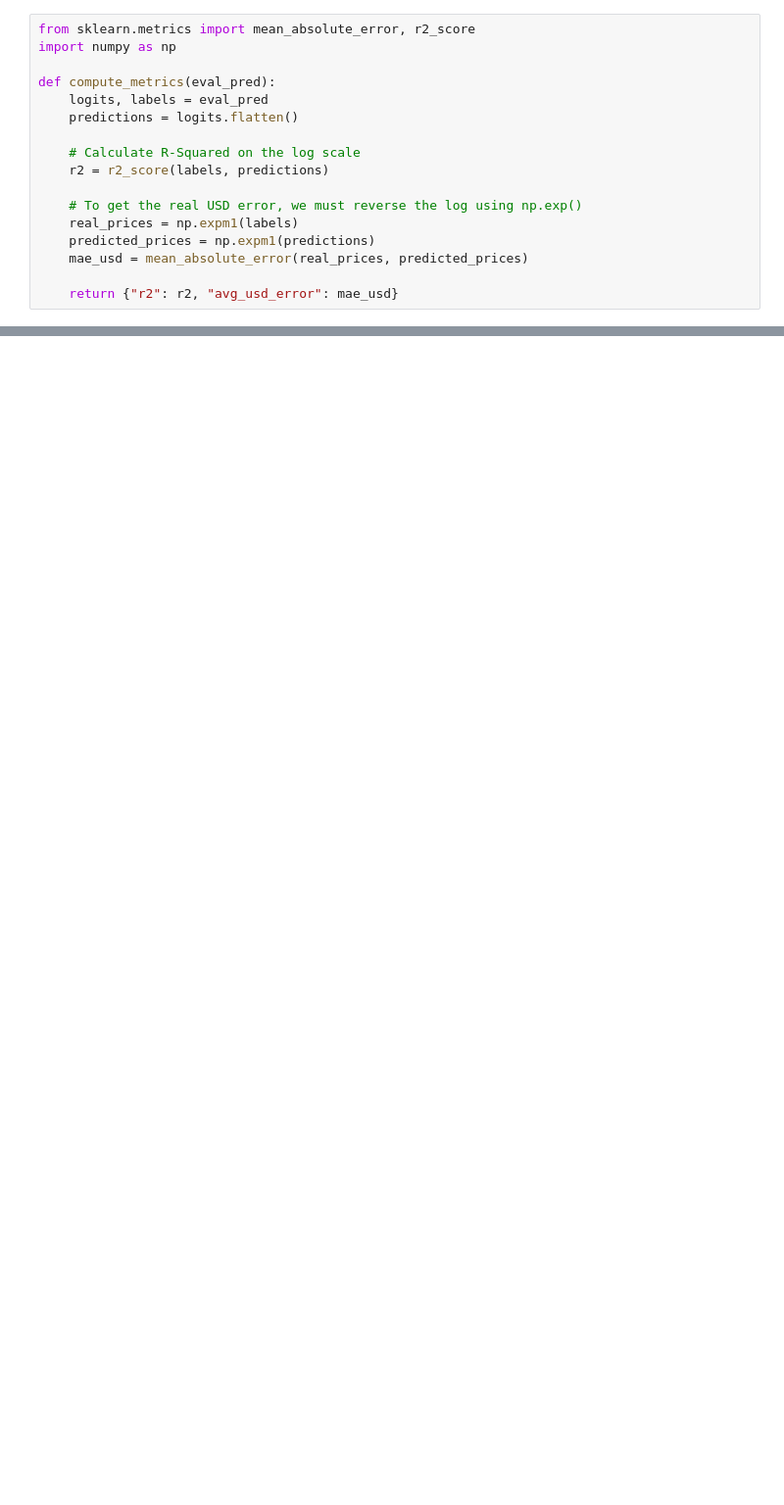
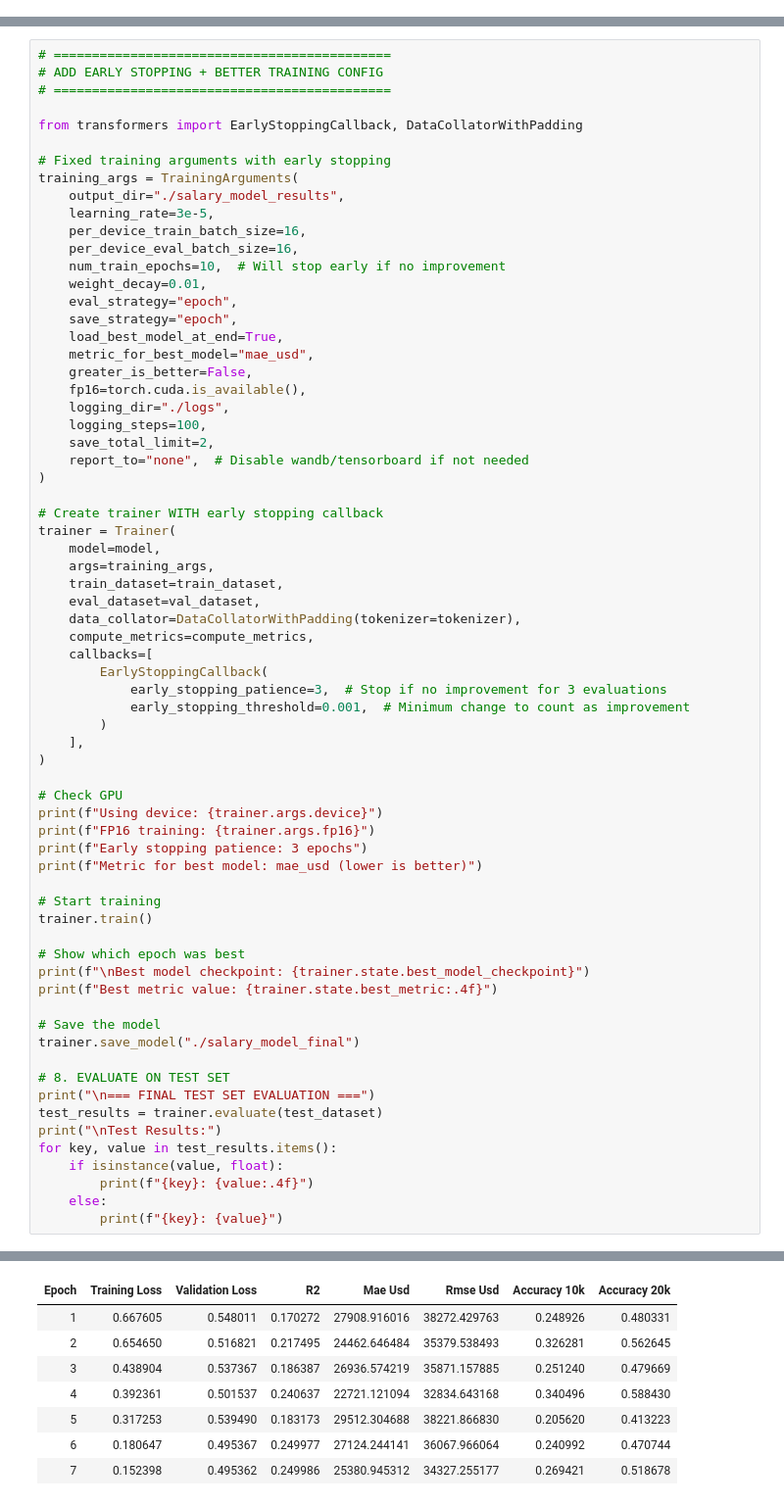
Before and after one commit to ChanZH0525/Salary-Prediction-Prototype-Model, a Jupyter notebook: Job_Salary_Prediction.ipynb, the cells around one changed output, grey strips where cells are left out. Shown at 98% size. Saved outputs shown, nothing was run; the diff lists cells and outputs as text; blank space fills up the shorter version.

```diff
--- a/Job_Salary_Prediction.ipynb
+++ b/Job_Salary_Prediction.ipynb
@@ -179,17 +2,0 @@ val_dataset = val_dataset.map(tokenize_fn, batched=True)
-# %%
-from sklearn.metrics import mean_absolute_error, r2_score
-import numpy as np
-
-def compute_metrics(eval_pred):
-    logits, labels = eval_pred
-    predictions = logits.flatten()
-
-    # Calculate R-Squared on the log scale
-    r2 = r2_score(labels, predictions)
-
-    # To get the real USD error, we must reverse the log using np.exp()
-    real_prices = np.expm1(labels)
-    predicted_prices = np.expm1(predictions)
-    mae_usd = mean_absolute_error(real_prices, predicted_prices)
-
-    return {"r2": r2, "avg_usd_error": mae_usd}
@@ -278,0 +510,69 @@ Predicted Salary: $36,763.98
+# %%
+# ============================================
+# ADD EARLY STOPPING + BETTER TRAINING CONFIG
+# ============================================
+
+from transformers import EarlyStoppingCallback, DataCollatorWithPadding
+
+# Fixed training arguments with early stopping
+training_args = TrainingArguments(
+    output_dir="./salary_model_results",
+    learning_rate=3e-5,
+    per_device_train_batch_size=16,
+    per_device_eval_batch_size=16,
+    num_train_epochs=10,  # Will stop early if no improvement
+    weight_decay=0.01,
+    eval_strategy="epoch",
+    save_strategy="epoch",
+    load_best_model_at_end=True,
+    metric_for_best_model="mae_usd",
+    greater_is_better=False,
+    fp16=torch.cuda.is_available(),
+    logging_dir="./logs",
+    logging_steps=100,
+    save_total_limit=2,
+    report_to="none",  # Disable wandb/tensorboard if not needed
+)
+
+# Create trainer WITH early stopping callback
+trainer = Trainer(
+    model=model,
+    args=training_args,
+    train_dataset=train_dataset,
+    eval_dataset=val_dataset,
+    data_collator=DataCollatorWithPadding(tokenizer=tokenizer),
+    compute_metrics=compute_metrics,
+    callbacks=[
+        EarlyStoppingCallback(
+            early_stopping_patience=3,  # Stop if no improvement for 3 evaluations
+            early_stopping_threshold=0.001,  # Minimum change to count as improvement
+        )
+    ],
+)
+
+# Check GPU
+print(f"Using device: {trainer.args.device}")
+print(f"FP16 training: {trainer.args.fp16}")
+print(f"Early stopping patience: 3 epochs")
+print(f"Metric for best model: mae_usd (lower is better)")
+
+# Start training
+trainer.train()
+
+# Show which epoch was best
+print(f"\nBest model checkpoint: {trainer.state.best_model_checkpoint}")
+print(f"Best metric value: {trainer.state.best_metric:.4f}")
+
+# Save the model
+trainer.save_model("./salary_model_final")
+
+# 8. EVALUATE ON TEST SET
+print("\n=== FINAL TEST SET EVALUATION ===")
+test_results = trainer.evaluate(test_dataset)
+print("\nTest Results:")
+for key, value in test_results.items():
+    if isinstance(value, float):
+        print(f"{key}: {value:.4f}")
+    else:
+        print(f"{key}: {value}")
+# %% [output]
@@ -278,0 +585,8 @@ Predicted Salary: $36,763.98
+| Epoch | Training Loss | Validation Loss | R2 | Mae Usd | Rmse Usd | Accuracy 10k | Accuracy 20k |
+| 1 | 0.667605 | 0.548011 | 0.170272 | 27908.916016 | 38272.429763 | 0.248926 | 0.480331 |
+| 2 | 0.654650 | 0.516821 | 0.217495 | 24462.646484 | 35379.538493 | 0.326281 | 0.562645 |
+| 3 | 0.438904 | 0.537367 | 0.186387 | 26936.574219 | 35871.157885 | 0.251240 | 0.479669 |
+| 4 | 0.392361 | 0.501537 | 0.240637 | 22721.121094 | 32834.643168 | 0.340496 | 0.588430 |
+| 5 | 0.317253 | 0.539490 | 0.183173 | 29512.304688 | 38221.866830 | 0.205620 | 0.413223 |
+| 6 | 0.180647 | 0.495367 | 0.249977 | 27124.244141 | 36067.966064 | 0.240992 | 0.470744 |
+| 7 | 0.152398 | 0.495362 | 0.249986 | 25380.945312 | 34327.255177 | 0.269421 | 0.518678 |
```
Also changed, not shown: parts of 19 cells of this notebook.
